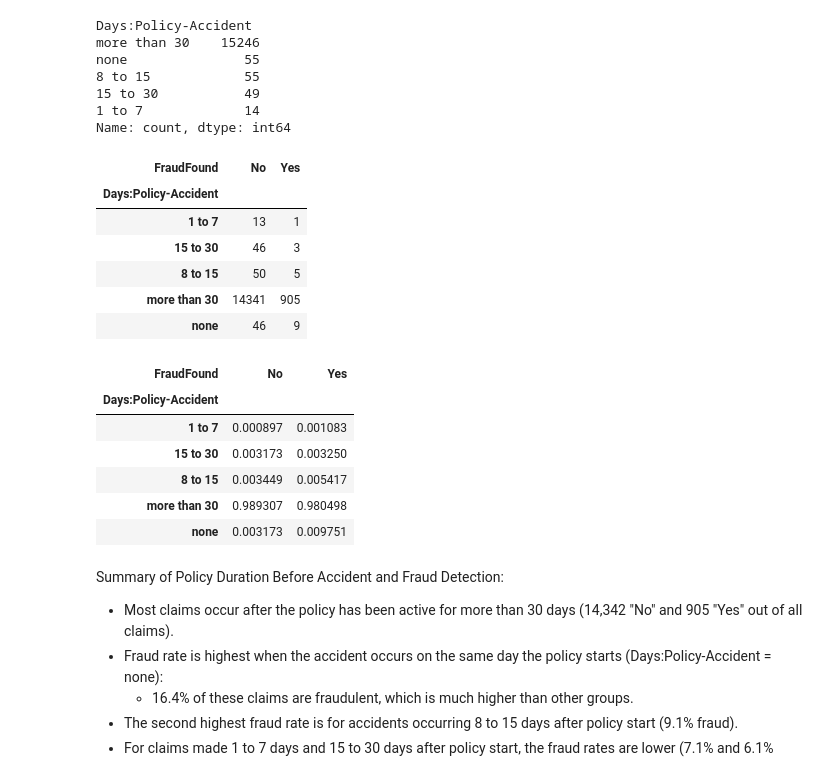
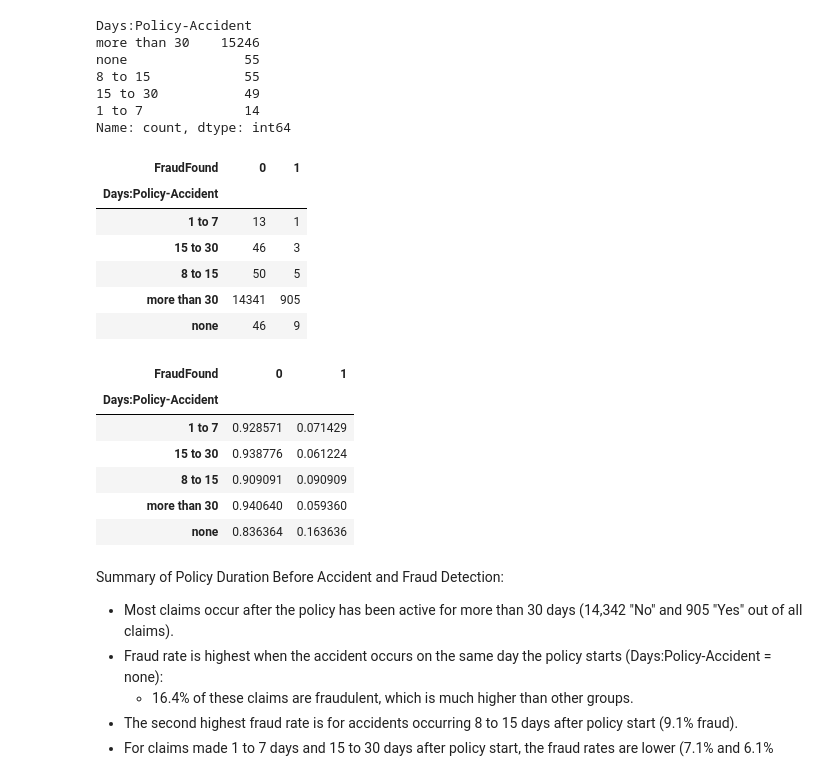
Before and after one commit to fatinshariff/auto-insurance-fraud-detection, a Jupyter notebook: 01_data_exploration.ipynb, the cells around one changed output. Saved outputs shown, nothing was run; the diff lists cells and outputs as text; code cells hidden in the pictures.

Commit message:
Fixed calculation error in percent-table Days:Policy-Accident

```diff
--- a/01_data_exploration.ipynb
+++ b/01_data_exploration.ipynb
@@ -243,11 +243,11 @@ none               55
 Name: count, dtype: int64
 # %%
 table = df.groupby('Days:Policy-Accident')['FraudFound'].value_counts().unstack()
-percent_table = table.apply(lambda x: x / x.sum(), axis=0)
+percent_table = table.apply(lambda x: x / x.sum(), axis=1)
 
 table
 # %% [output]
-| FraudFound | No | Yes |
+| FraudFound | 0 | 1 |
 | Days:Policy-Accident |  |  |
 | 1 to 7 | 13 | 1 |
 | 15 to 30 | 46 | 3 |
@@ -257,13 +257,13 @@ table
 # %%
 percent_table
 # %% [output]
-| FraudFound | No | Yes |
+| FraudFound | 0 | 1 |
 | Days:Policy-Accident |  |  |
-| 1 to 7 | 0.000897 | 0.001083 |
-| 15 to 30 | 0.003173 | 0.003250 |
-| 8 to 15 | 0.003449 | 0.005417 |
-| more than 30 | 0.989307 | 0.980498 |
-| none | 0.003173 | 0.009751 |
+| 1 to 7 | 0.928571 | 0.071429 |
+| 15 to 30 | 0.938776 | 0.061224 |
+| 8 to 15 | 0.909091 | 0.090909 |
+| more than 30 | 0.940640 | 0.059360 |
+| none | 0.836364 | 0.163636 |
 # %% [markdown]
 Summary of Policy Duration Before Accident and Fraud Detection:
 
```
